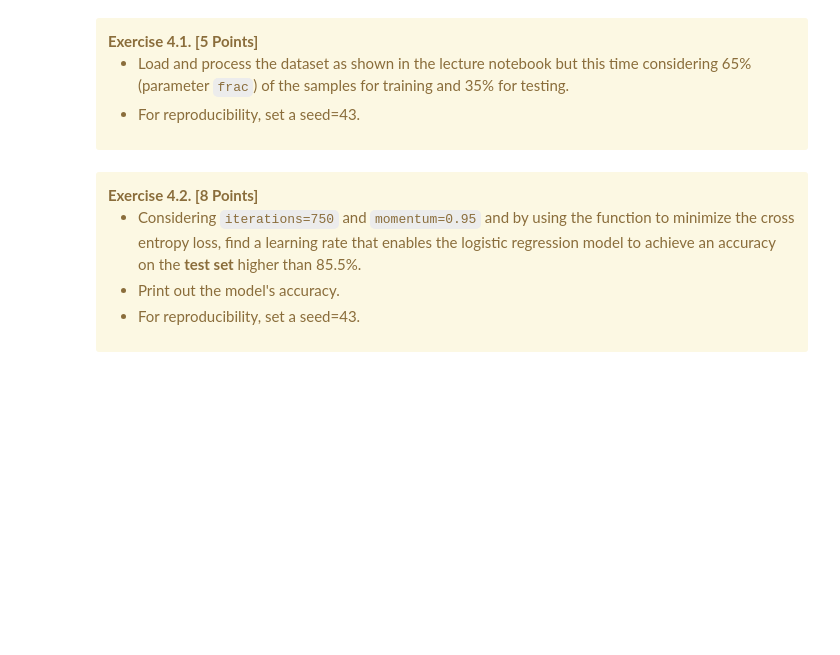
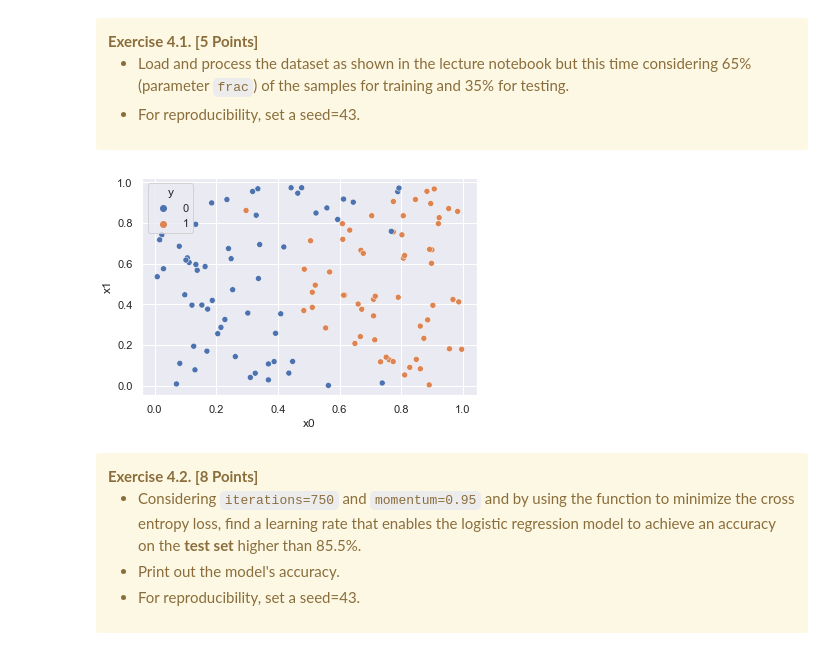
Before and after one commit to qtakmalay/JupyterProjects, a Jupyter notebook: U4/U4_Assignment.ipynb, the cells around one changed output. Cells and saved outputs as stored; diff of their text form; code cells hidden in the pictures; blank space fills up the shorter version.

```diff
--- a/U4/U4_Assignment.ipynb
+++ b/U4/U4_Assignment.ipynb
@@ -329,3 +333,15 @@ Considering again a binary classification problem, we will now workwith the <cod
+# %%
+# Load dataset from <*.csv> file.
+u4.set_seed(seed=43)
+
+dataset = u4.get_dataset_from_csv(path='resources/DataSet_LR_a.csv')
+
+sns.scatterplot(data=dataset, x="x0", y="x1", hue="y");
+# Split dataset into a taining and a test set.
+dataset_train = dataset.sample(frac=0.65, replace=False, axis=0)
+dataset_test = dataset.drop(dataset_train.index)
+# %% [output]
+[figure, added]
 # %% [markdown]
 <div class="alert alert-warning">
     <b>Exercise 4.2. [8 Points]</b>
```
Also changed, not shown: parts of 16 cells of this notebook.
